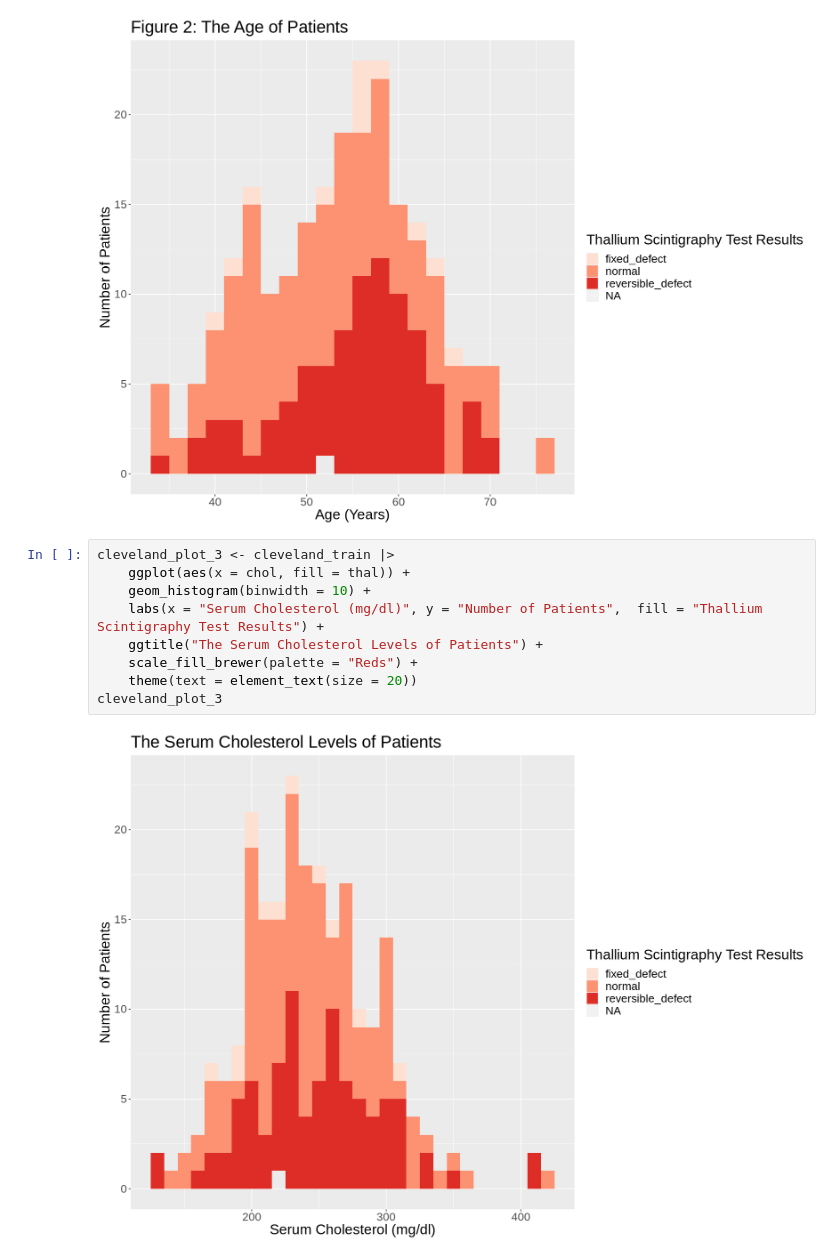
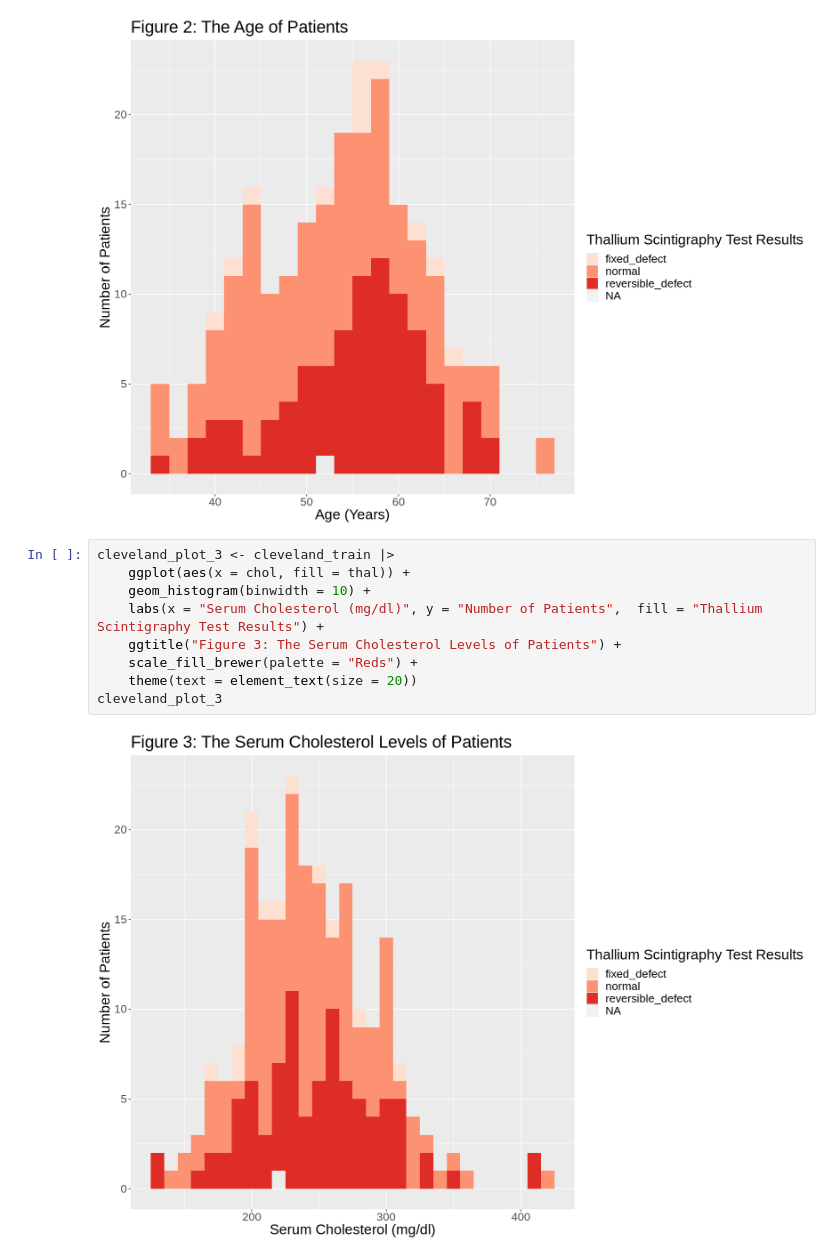
Before and after one commit to alanwake83/DSCI_group30_project, a Jupyter notebook: project_proposal.ipynb, the cells around one changed output. Drawn from its saved outputs; the diff is of its cells as text.

```diff
--- a/project_proposal.ipynb
+++ b/project_proposal.ipynb
@@ -166,14 +166,14 @@ cleveland_plot_2
 # %%
 cleveland_plot_3 <- cleveland_train |>
     ggplot(aes(x = chol, fill = thal)) +
     geom_histogram(binwidth = 10) +
     labs(x = "Serum Cholesterol (mg/dl)", y = "Number of Patients",  fill = "Thallium Scintigraphy Test Results") +
-    ggtitle("The Serum Cholesterol Levels of Patients") +
+    ggtitle("Figure 3: The Serum Cholesterol Levels of Patients") +
     scale_fill_brewer(palette = "Reds") +
     theme(text = element_text(size = 20))
 cleveland_plot_3
 # %% [output]
-[figure, old version]
+[figure, new version]
 # %%
 cleveland_plot_4 <- cleveland_train |>
     ggplot(aes(x = thalach, fill = thal)) +
```
Also changed, not shown: parts of 4 cells of this notebook.
